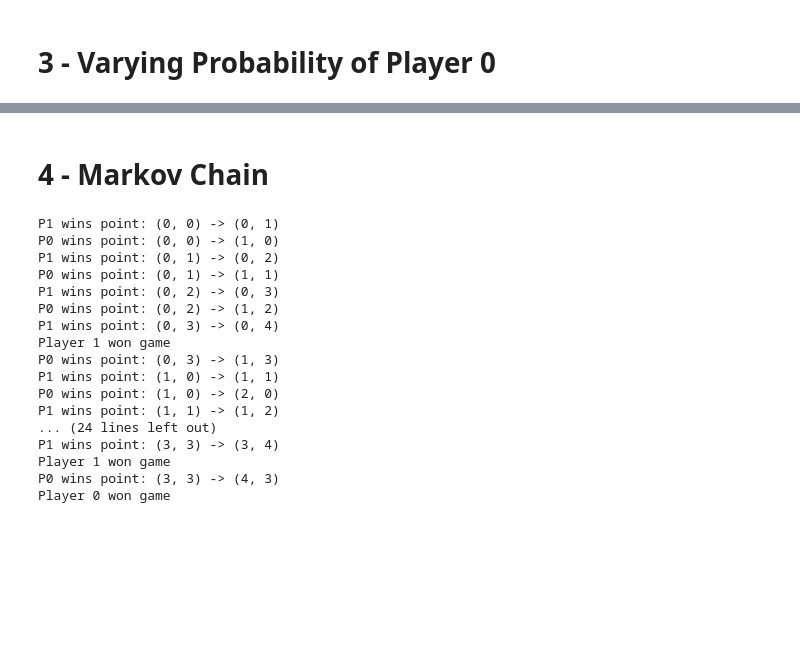
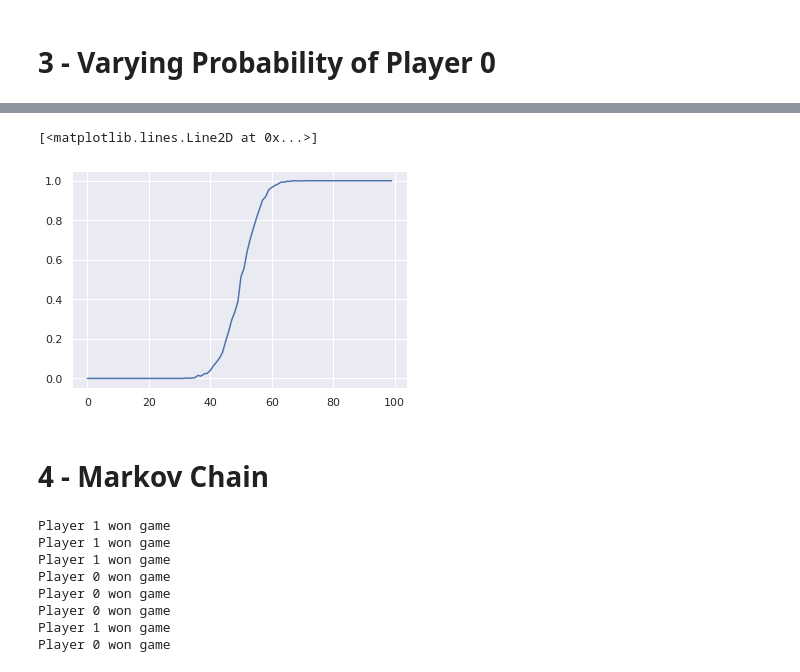
Before and after one commit to hirurana/tennis_sim, a Jupyter notebook: tennis_sim.ipynb, the cells around one changed output, grey strips where cells are left out. Saved outputs shown, nothing was run; the diff lists cells and outputs as text; code cells hidden in the pictures; blank space fills up the shorter version.

```diff
--- a/tennis_sim.ipynb
+++ b/tennis_sim.ipynb
@@ -226,13 +253,2 @@ plt.show()
 # %% [markdown]
 # 3 - Varying Probability of Player 0
-# %%
-import random
-
-for i in range(0,3):
-    p = random.uniform(0.3,0.7)
-    results, num_sets_played, num_games_played, all_game_outcomes = simulate_matches(p, 0.2, 500)
-    plt.figure()
-    plt.title('Probability '+str(p))
-    _, match_counts = np.unique(results, return_counts=True)
-    plt.bar(['Player 0', 'Player 1'], match_counts)
-plt.show()
@@ -242,0 +255,15 @@ plt.show()
+# %%
+def get_match_win_prob(p, num_matches=100):
+  results, num_sets_played, num_games_played, all_game_outcomes = simulate_matches(p, num_matches)
+  p0_win_prob = 1 - (np.count_nonzero(results)/num_matches)
+  return p0_win_prob
+# %%
+match_probs = []
+num_matches=1000
+
+print('Running', num_matches, 'simulations varying p0 probability by 1%...')
+pbar = ProgressBar()
+for i in pbar(range(100)):
+  p0 = i/100
+  p0_win_prob = get_match_win_prob(p0, num_matches)
+  match_probs.append(p0_win_prob)
@@ -243,3 +274,8 @@ plt.show()
+# %%
+plt.plot(match_probs)
+# %% [output]
+[<matplotlib.lines.Line2D at 0x...>]
+[figure, added]
 # %% [markdown]
 # 4 - Markov Chain
 # %%
@@ -261,7 +296,7 @@ p0_prob = p
 p1_prob = 1-p
 
 # generate list of states
-states = [(i,j) for i in range(5) for j in range(5)] + [(4,5),(5,4)]
+states = [(i,j) for i in range(5) for j in range(5)] + [(3,5),(5,3)]
 states.remove((4,4))
 
 states = dict(zip([i for i in range(len(states))], states))
@@ -283,30 +318,34 @@ for i in range(len(states)):
           # if game already won loser cannot win anymore points
           if not ((next[0]==prev[0]==4) or (next[1]==prev[1]==4)):
             if next[0]>prev[0]:
-              print(f'P0 wins point: {prev} -> {next}')
+              # print(f'P0 wins point: {prev} -> {next}')
               P[i,j] = p0_prob
               if next[0] == 4:
                 print('Player 0 won game')
             elif next[1]>prev[1]:
-              print(f'P1 wins point: {prev} -> {next}')
+              # print(f'P1 wins point: {prev} -> {next}')
               P[i,j] = p1_prob
               if next[1] == 4:
                 print('Player 1 won game')
+    # however if absorbing state, return back to itself
+    elif (4 in set(states[i]) or 5 in set(states[i])) and not set((4,3)) == set(states[i]):
+      P[i,j] = 1
+
+# add advantage (4,3)/(3,4) to deuce (3,3) transitions
+# get indexes of these states
+adv_idxs = [k for k,v in states.items() if set(v) == set((3,4))]
+deuce_idx = [k for k,v in states.items() if set(v) == set((3,3))][0]
+
+# player 0 wins point
+P[adv_idxs[0], deuce_idx] = p0_prob
+# player 1 wins point
+P[adv_idxs[1], deuce_idx] = p1_prob
 # %% [output]
-P1 wins point: (0, 0) -> (0, 1)
-P0 wins point: (0, 0) -> (1, 0)
-P1 wins point: (0, 1) -> (0, 2)
-P0 wins point: (0, 1) -> (1, 1)
-P1 wins point: (0, 2) -> (0, 3)
-P0 wins point: (0, 2) -> (1, 2)
-P1 wins point: (0, 3) -> (0, 4)
 Player 1 won game
-P0 wins point: (0, 3) -> (1, 3)
-P1 wins point: (1, 0) -> (1, 1)
-P0 wins point: (1, 0) -> (2, 0)
-P1 wins point: (1, 1) -> (1, 2)
-... (24 lines left out)
-P1 wins point: (3, 3) -> (3, 4)
 Player 1 won game
-P0 wins point: (3, 3) -> (4, 3)
+Player 1 won game
 Player 0 won game
+Player 0 won game
+Player 0 won game
+Player 1 won game
+Player 0 won game
```
Also changed, not shown: parts of 23 cells of this notebook.
